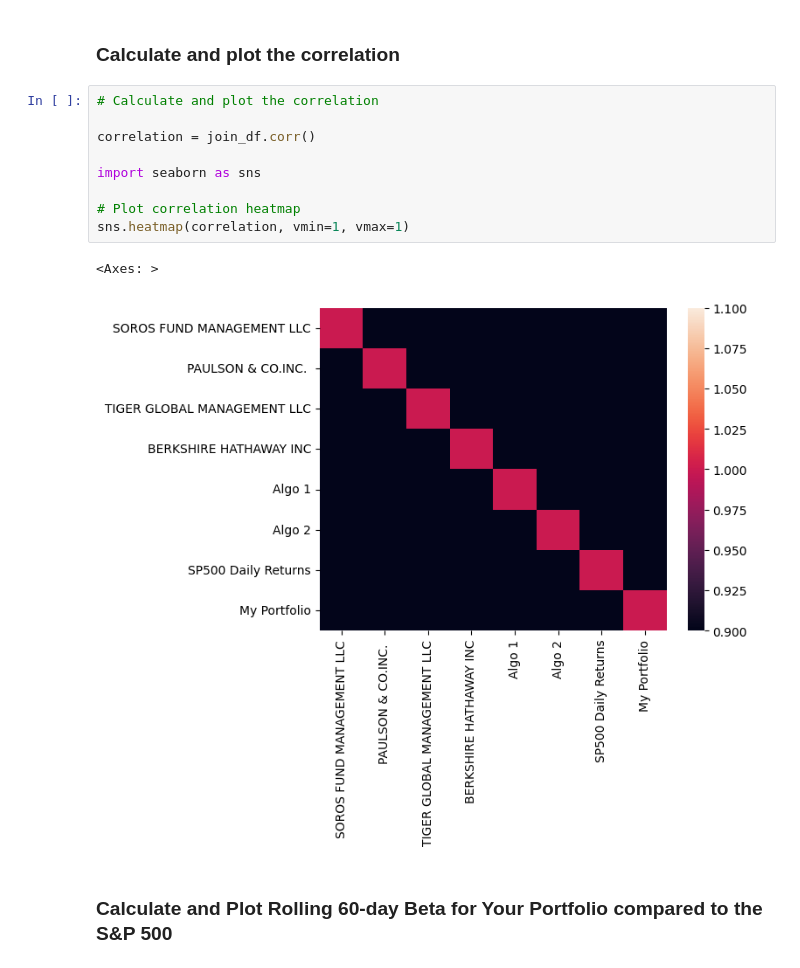
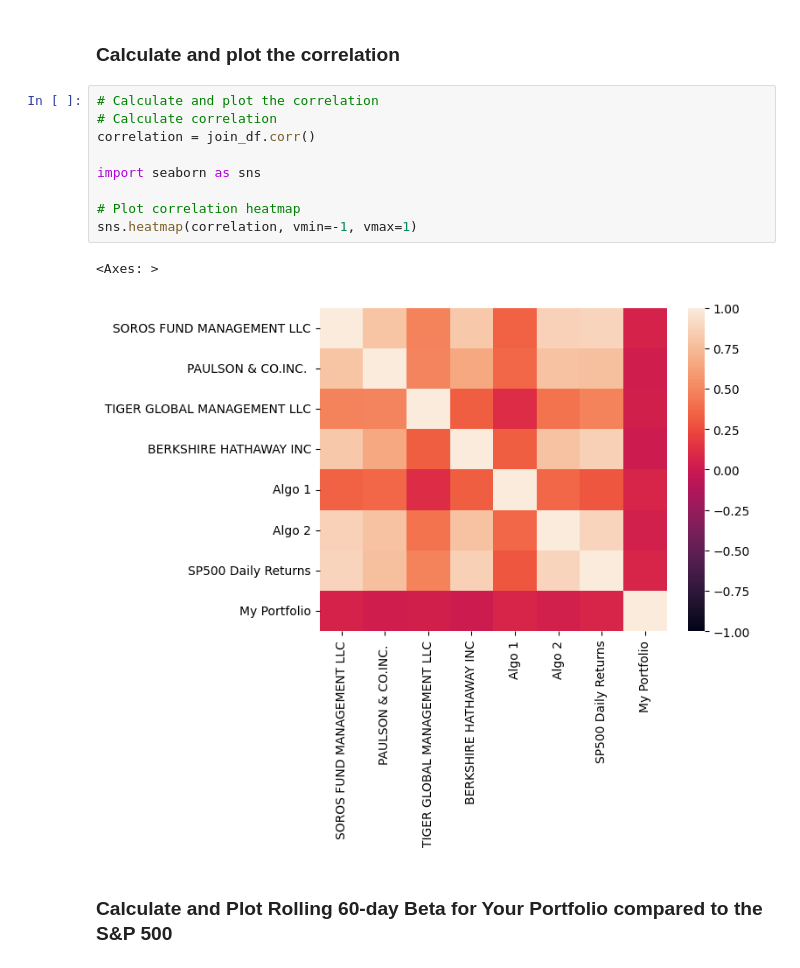
Before and after one commit to bittraidr/Challenge_4, a Jupyter notebook: whale_analysis.ipynb, the cells around one changed output. Saved outputs shown, nothing was run; the diff lists cells and outputs as text.

```diff
--- a/whale_analysis.ipynb
+++ b/whale_analysis.ipynb
@@ -741,16 +741,16 @@ rolling_std.plot(figsize=(20,10), title="Rolling STD")
 ### Calculate and plot the correlation
 # %%
 # Calculate and plot the correlation
-
+# Calculate correlation
 correlation = join_df.corr()
 
 import seaborn as sns
 
 # Plot correlation heatmap
-sns.heatmap(correlation, vmin=1, vmax=1)
+sns.heatmap(correlation, vmin=-1, vmax=1)
 # %% [output]
 <Axes: >
-[figure, old version]
+[figure, new version]
 # %% [markdown]
 ### Calculate and Plot Rolling 60-day Beta for Your Portfolio compared to the S&P 500
 # %%
```
Also changed, not shown: parts of 15 cells of this notebook, 1 other file.
